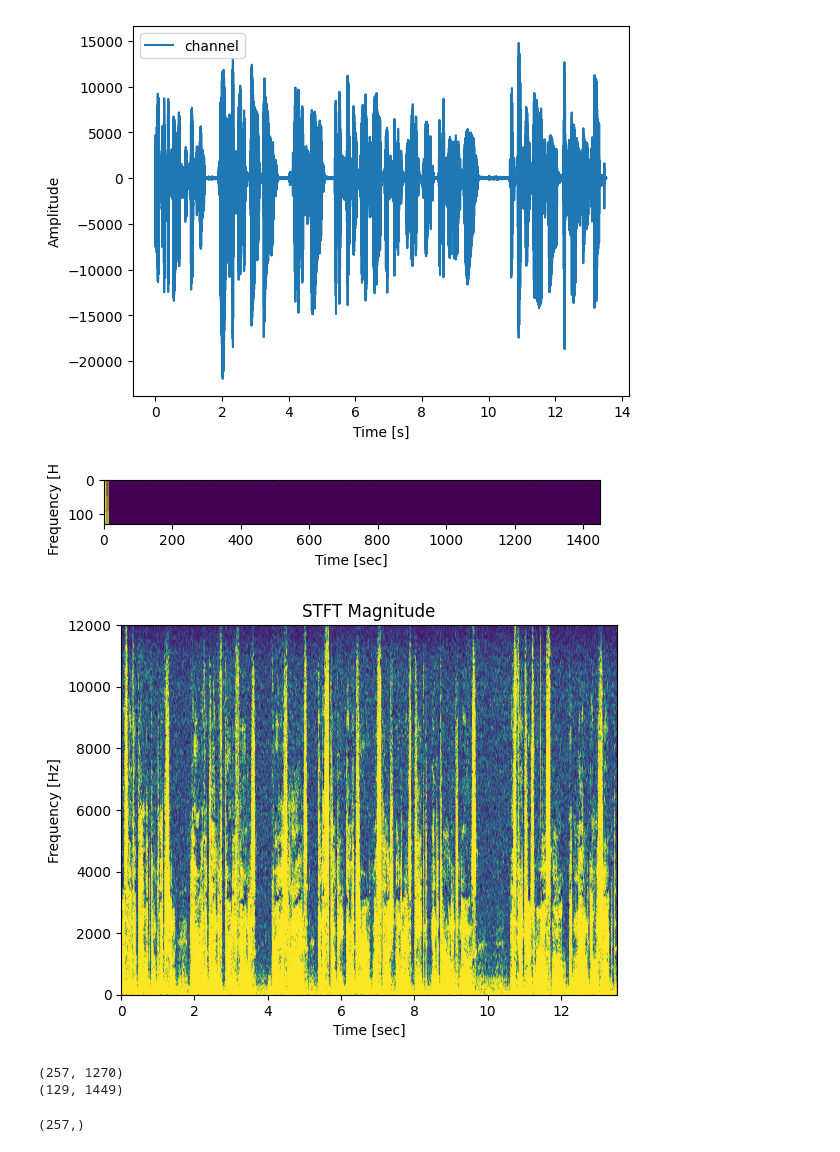
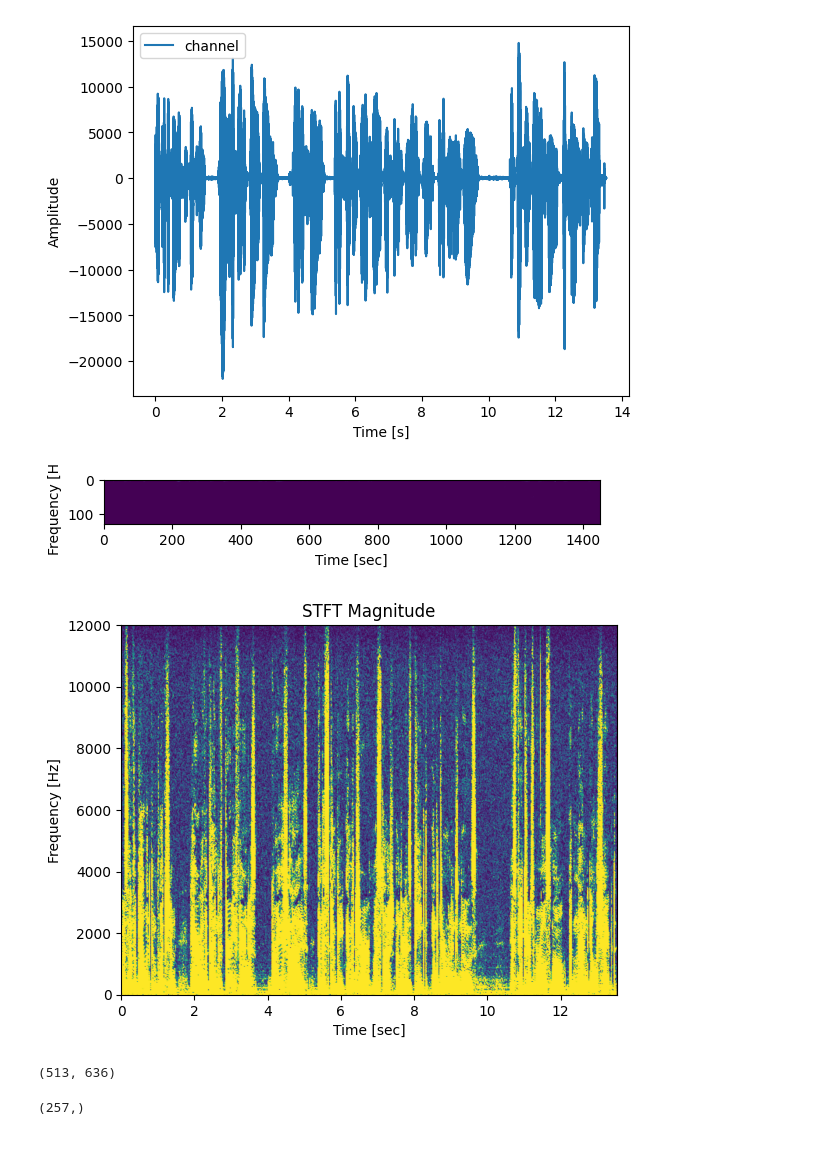
Before and after one commit to da4nik08/SW, a Jupyter notebook: Speech-Transf_preproc.ipynb, the cells around one changed output. Saved outputs shown, nothing was run; the diff lists cells and outputs as text; code cells hidden in the pictures.

Commit message:
spect
spect

```diff
--- a/Speech-Transf_preproc.ipynb
+++ b/Speech-Transf_preproc.ipynb
@@ -187,28 +187,26 @@ plt.show()
 # %%
 frequencies, times, spectrogram = signal.spectrogram(data, samplerate)
 
-plt.pcolormesh(times, frequencies, np.abs(spectrogram), vmin=0, vmax=(2 * np.sqrt(2)), shading='gouraud')
+plt.pcolormesh(times, frequencies, spectrogram)
 plt.imshow(spectrogram)
 plt.ylabel('Frequency [Hz]')
 plt.xlabel('Time [sec]')
 plt.show()
 # %% [output]
-[figure, old version]
+[figure, new version]
 # %%
-f, t, Zxx = signal.stft(data, samplerate, nperseg=512)
+f, t, Zxx = signal.stft(data, samplerate, nperseg=1024)
 plt.pcolormesh(t, f, np.abs(Zxx), vmin=0, vmax=(2 * np.sqrt(2)), shading='gouraud')
 plt.title('STFT Magnitude')
 plt.ylabel('Frequency [Hz]')
 plt.xlabel('Time [sec]')
 plt.show()
 # %% [output]
-[figure, old version]
+[figure, new version]
 # %%
 print(Zxx.shape)
-print(spectrogram.shape)
 # %% [output]
-(257, 1270)
-(129, 1449)
+(513, 636)
 # %%
 print(f.shape)
 # %% [output]
```
Also changed, not shown: parts of 3 cells of this notebook.
